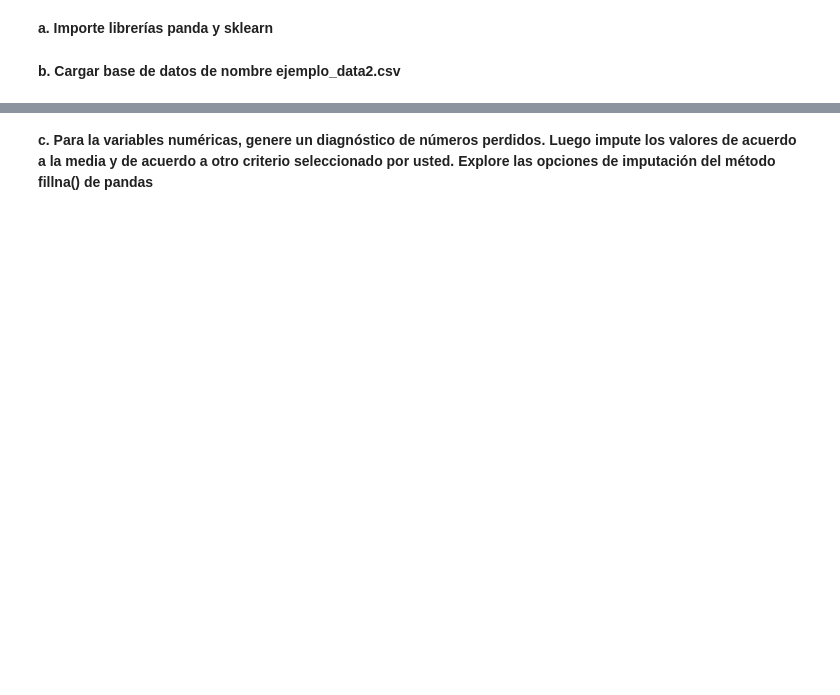
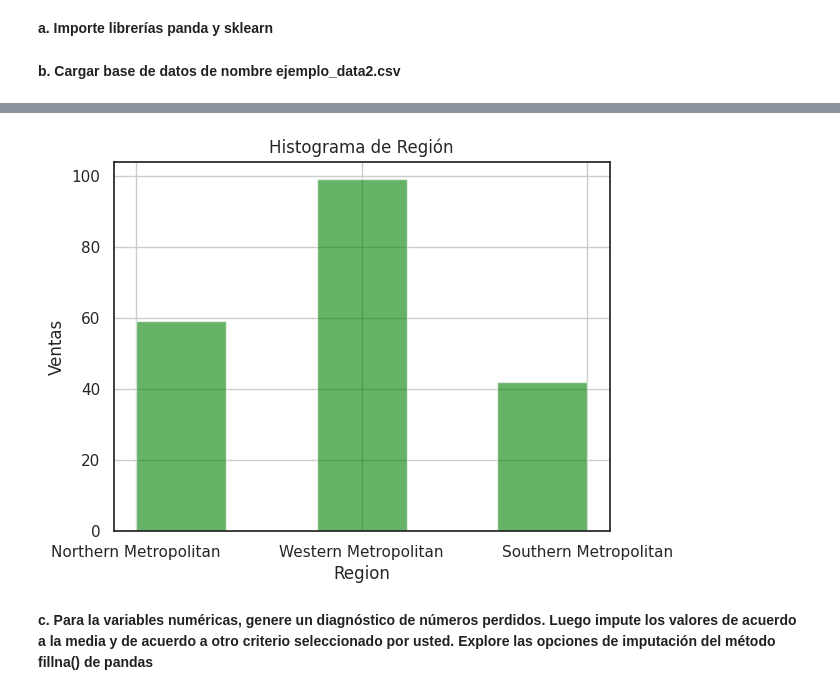
Before and after one commit to marievera/Ejercicios_Python, a Jupyter notebook: Miniproyecto1.ipynb, the cells around one changed output, grey strips where cells are left out. Saved outputs shown, nothing was run; the diff lists cells and outputs as text; code cells hidden in the pictures; blank space fills up the shorter version.

```diff
--- a/Miniproyecto1.ipynb
+++ b/Miniproyecto1.ipynb
@@ -375,3 +583,14 @@ df2
+# %%
+plt.hist(df2.head(200)['Region'], bins=5, color='green', alpha=0.6)
+
+plt.xlabel('Region')
+plt.ylabel('Ventas')
+plt.title('Histograma de Región')
+plt.grid(True)
+
+plt.show()
+# %% [output]
+[figure, added]
 # %% [markdown]
 **c. Para la variables numéricas, genere un diagnóstico de números perdidos. Luego impute los valores de acuerdo a la media y de acuerdo a otro criterio seleccionado por usted. Explore las opciones de imputación del método fillna() de pandas**
 # %%
```
Also changed, not shown: parts of 64 cells of this notebook.
